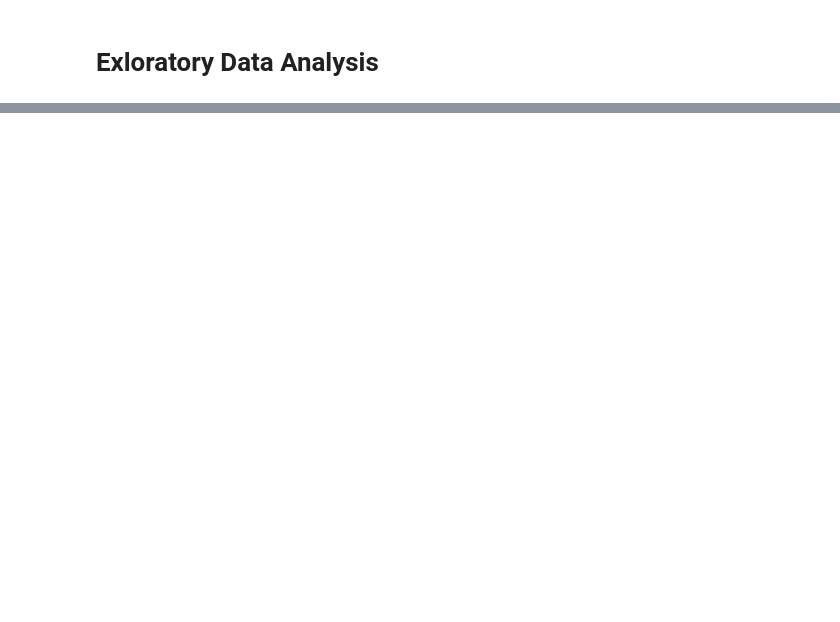
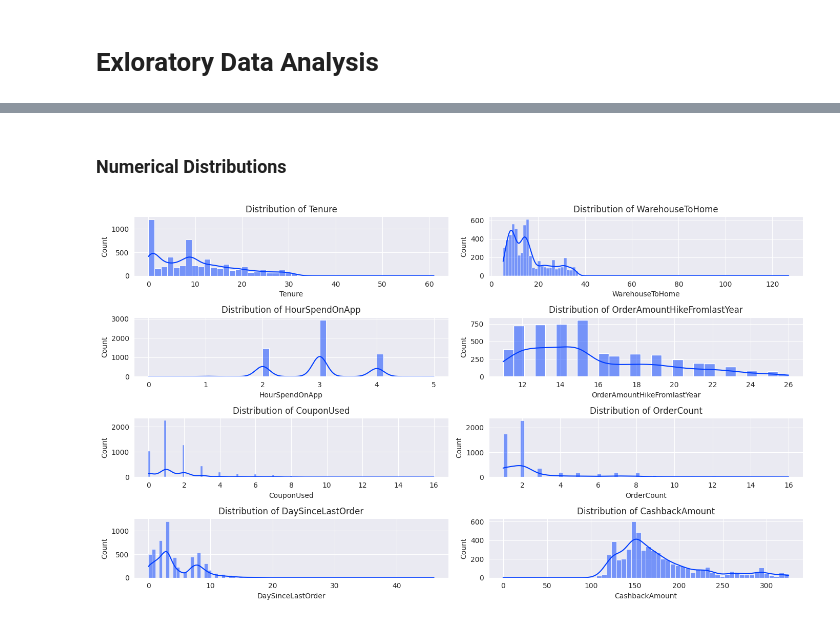
Before and after one commit to Jefest1/ecommerce_customer_churn_prediction, a Jupyter notebook: Notebooks/ecommerce_customer_churn_analysis_preprocessing.ipynb, the cells around one changed output, grey strips where cells are left out. Drawn from its saved outputs; the diff is of its cells as text; code cells hidden in the pictures; blank space fills up the shorter version.

```diff
--- a/Notebooks/ecommerce_customer_churn_analysis_preprocessing.ipynb
+++ b/Notebooks/ecommerce_customer_churn_analysis_preprocessing.ipynb
@@ -245,0 +268,37 @@ ecom_cus_df['PreferredPaymentMode'] = ecom_cus_df['PreferredPaymentMode'].replac
+# %% [markdown]
+### Numerical Distributions
+# %%
+def plot_variables(data, cols=2, fig_size=(14, 8)):
+    """
+    This function takes the data to be plotted, the number of columns to be used in the grid layout,
+    and the figure size. It automatically determines the type of each variable and plots it
+    accordingly (categorical vs numerical).
+    """
+    n_vars = len(data.columns)
+    rows = (n_vars + cols - 1) // cols  # calculate the number of rows needed
+
+    fig, axes = plt.subplots(ncols=cols, nrows=rows, figsize=fig_size)
+    axes = axes.flatten()
+
+    for i, col in enumerate(data.columns):
+        ax = axes[i]
+        if data[col].dtype == 'object':  # Categorical data
+            # arrange values in ascending orger
+            # value_counts = data[col].value_counts().sort_index()
+            sns.countplot(data=data, x=col, ax=ax)
+            ax.set_title(f'Count Plot of {col}')
+        else:  # Numerical data
+            sns.histplot(data=data, x=col, kde=True, ax=ax)
+            ax.set_title(f'Distribution of {col}')
+
+    # Remove any unused axes
+    for j in range(i+1, len(axes)):
+        fig.delaxes(axes[j])
+
+    plt.tight_layout()
+    plt.show()
+# %%
+# plot the numerical columns
+plot_variables(ecom_cus_df[numerical_columns])
+# %% [output]
+[figure, added]
```
Also changed, not shown: parts of 27 cells of this notebook, 2 other files.
